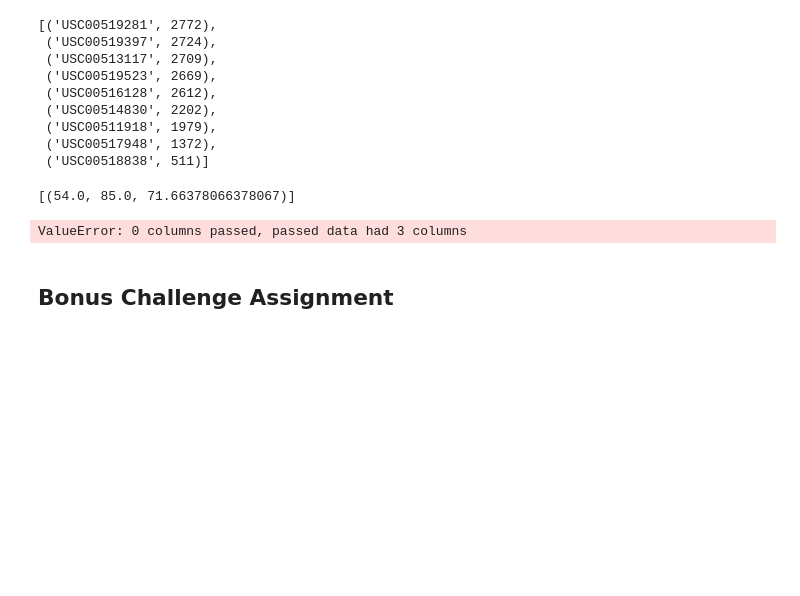
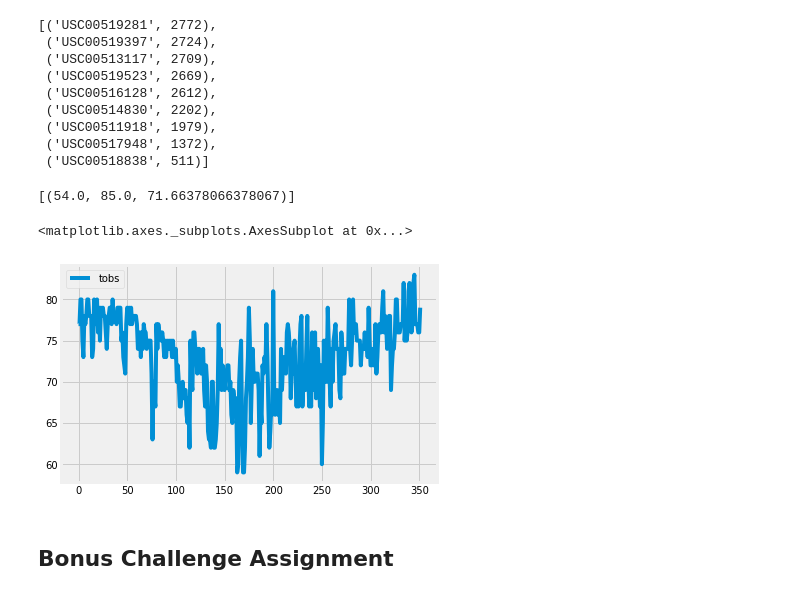
Before and after one commit to drupps/sqlalchemy-challenge, a Jupyter notebook: climate_starter.ipynb, the cells around one changed output. Saved outputs shown, nothing was run; the diff lists cells and outputs as text; code cells hidden in the pictures; blank space fills up the shorter version.

```diff
--- a/climate_starter.ipynb
+++ b/climate_starter.ipynb
@@ -109,14 +109,15 @@ low_temp
 # %%
 # Choose the station with the highest number of temperature observations.
 # Query the last 12 months of temperature observation data for this station and plot the results as a histogram
 query_date = dt.date(2017, 8, 23) - dt.timedelta(days=365)
 most_obs = session.query(Measurement.date, Measurement.tobs).\
     filter(Measurement.date >= query_date, Measurement.station == "USC00519281").all()
 
-low_temp_df = pd.DataFrame(low_temp)
-low_temp_df.plot()
+most_obs_df = pd.DataFrame(most_obs)
+most_obs_df.plot()
 # %% [output]
-ValueError: 0 columns passed, passed data had 3 columns
+<matplotlib.axes._subplots.AxesSubplot at 0x...>
+[figure, added]
 # %% [markdown]
 ## Bonus Challenge Assignment
 # %%
```
